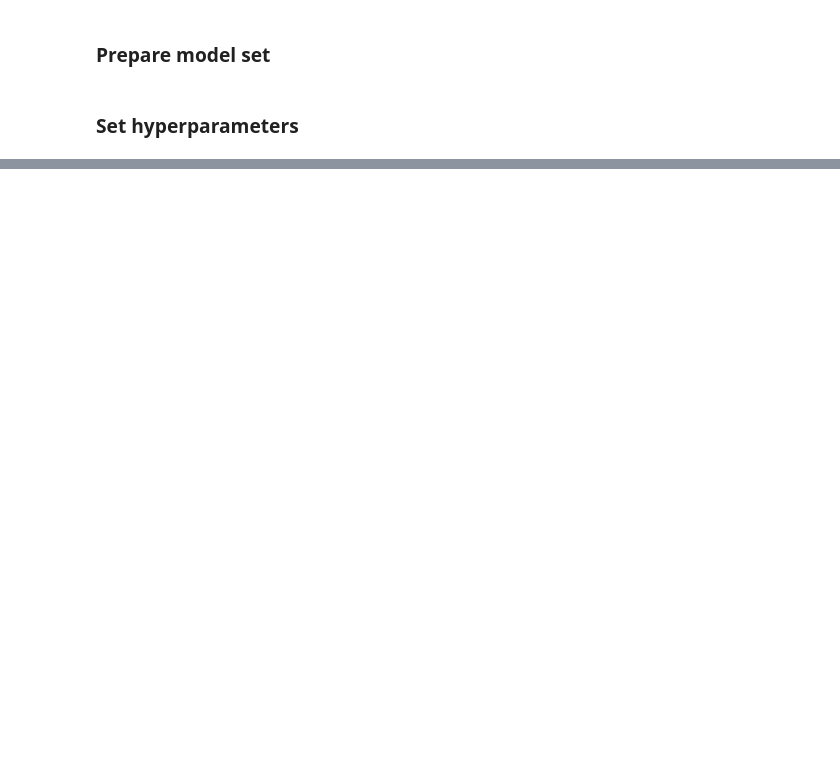
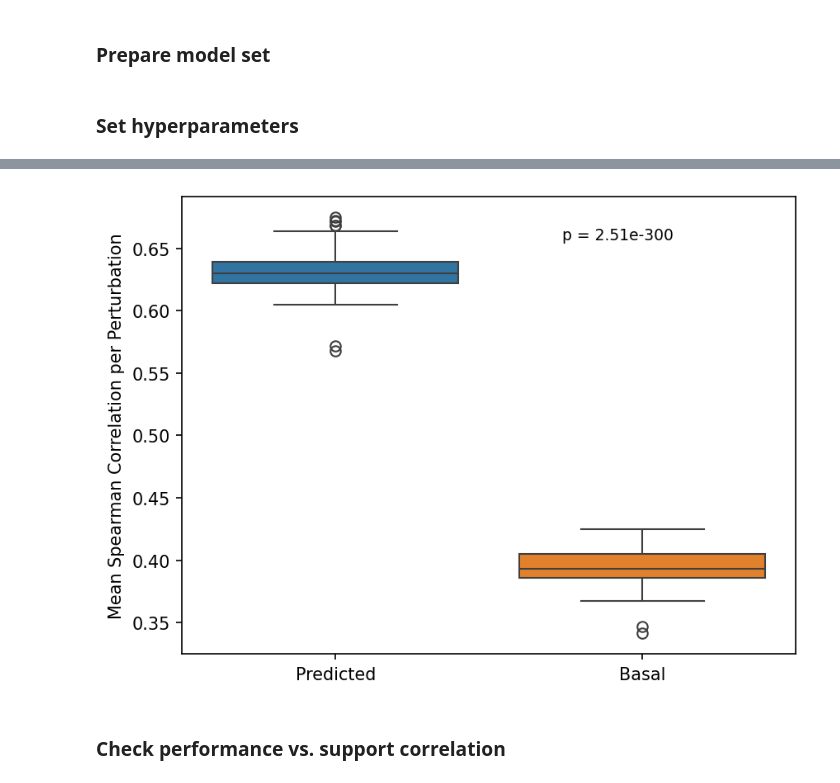
Before and after one commit to GoyalLab/ExPert, a Jupyter notebook: vae/notebooks/GPA.ipynb, the cells around one changed output, grey strips where cells are left out. Saved outputs shown, nothing was run; the diff lists cells and outputs as text; code cells hidden in the pictures; blank space fills up the shorter version.

```diff
--- a/vae/notebooks/GPA.ipynb
+++ b/vae/notebooks/GPA.ipynb
@@ -151,0 +211,22 @@ gedvae.train(data_params=data_params, model_params=gedvae_params, train_params=t
+# %%
+logging.info('Calculating correlations')
+label = 'cls_label'
+workers = 10
+unique_classes = model_set.obs[label].unique()
+
+def compute_corr(c):
+    cadata = model_set[model_set.obs[label] == c]
+    raw_counts = cadata.X.todense()
+    norm_expr = cadata.layers['reconstructed']
+    basal_counts = cadata.layers[REGISTRY_KEYS.B_KEY].todense()
+    corr, pval = spearmanr(raw_counts.flatten().A1, norm_expr.flatten())
+    corr_b, pval_b = spearmanr(raw_counts.flatten().A1, basal_counts.flatten().A1)
+
+    return c, {'Predicted': corr, 'pval': pval, 'Basal': corr_b, 'pval_basal': pval_b}
+
+# process_map uses multiprocessing; use thread_map for I/O-heavy tasks
+results = process_map(compute_corr, unique_classes, desc="Correlation", max_workers=workers)
+
+# Convert to DataFrame
+corr_results = pd.DataFrame(dict(results)).T
+pl_df = corr_results.melt(id_vars=['pval', 'pval_basal'])
@@ -151,0 +235,25 @@ gedvae.train(data_params=data_params, model_params=gedvae_params, train_params=t
+# %%
+import matplotlib.pyplot as plt
+import seaborn as sns
+from scipy.stats import ttest_ind
+
+# Compute t-test between the two groups
+group1 = pl_df[pl_df['variable'] == pl_df['variable'].unique()[0]]['value']
+group2 = pl_df[pl_df['variable'] == pl_df['variable'].unique()[1]]['value']
+t_stat, p_val = ttest_ind(group1, group2)
+
+# Plot
+fig = plt.figure(dpi=150)
+ax = sns.boxplot(pl_df, x='variable', y='value', hue='variable')
+#ax.set_xticklabels(['Perturbated', 'Basal'])
+plt.xlabel('')
+plt.ylabel('Mean Spearman Correlation per Perturbation')
+
+# Add p-value text
+ax.text(1.1, ax.get_ylim()[1]*0.95, f'p = {p_val:.2e}', ha='right', fontsize=9)
+
+plt.show()
+# %% [output]
+[figure, added]
+# %% [markdown]
+### Check performance vs. support correlation
```
Also changed, not shown: parts of 22 cells of this notebook, 30 other files.
